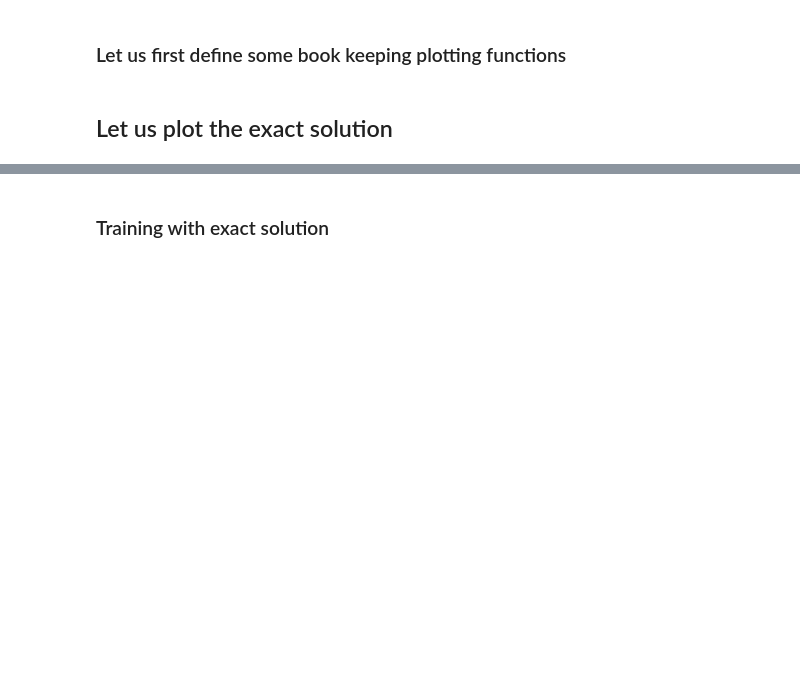
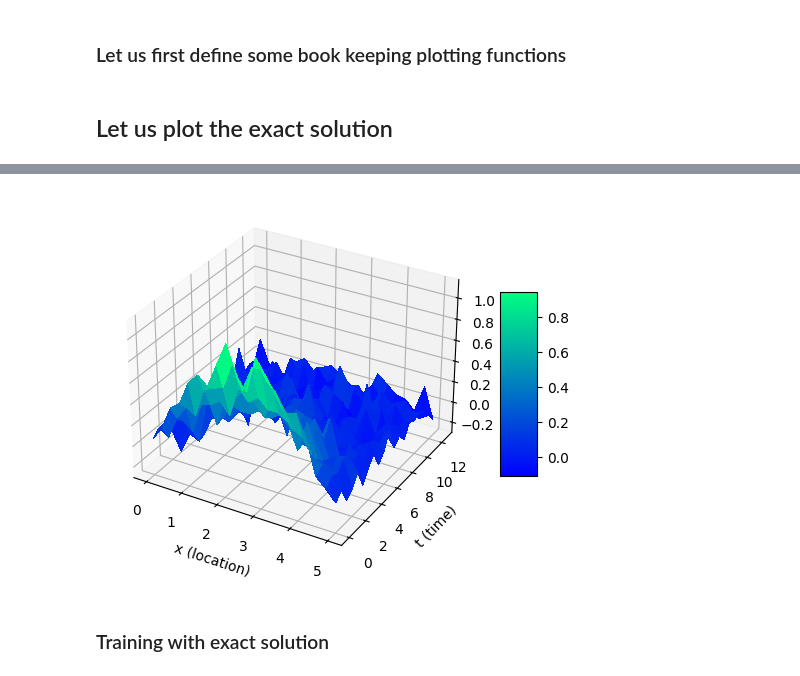
Before and after one commit to The-PINN-Group/MoPINN, a Jupyter notebook: WS_heat full.ipynb, the cells around one changed output, grey strips where cells are left out. Drawn from its saved outputs; the diff is of its cells as text; code cells hidden in the pictures; blank space fills up the shorter version.

```diff
--- a/WS_heat full.ipynb
+++ b/WS_heat full.ipynb
@@ -171,3 +166,25 @@ settings['alphas'] = alphas.cpu()
+# %%
+alphas = 1-torch.logspace(start=-2, end=0.0, steps=20, base=80)
+
+settings = {}
+settings['seed'] = 11373
+settings['alphas'] = alphas.cpu()
+settings['n_train_points'] = 20
+settings['n_val_points'] = 39
+settings['noise_level'] = 0.1
+settings['start_learning_rate'] = 0.003
+settings['epochs'] = 20
+
+torch.manual_seed(settings['seed'])
+
+input_data = create_noisy_data(settings['noise_level'], exact_soln)
+
+plot_data(x_train_d, t_train_d, input_data, (20, 20))
+
+def custom_color_normalize(value):
+    return value**80
+# %% [output]
+[figure, added]
 # %%
 def scalar_training(alphas, input_data, x_train_d, t_train_d, x_train_p, t_train_p, x_val, t_val):
     L_p = []
```
Also changed, not shown: parts of 26 cells of this notebook, 18 other files.
